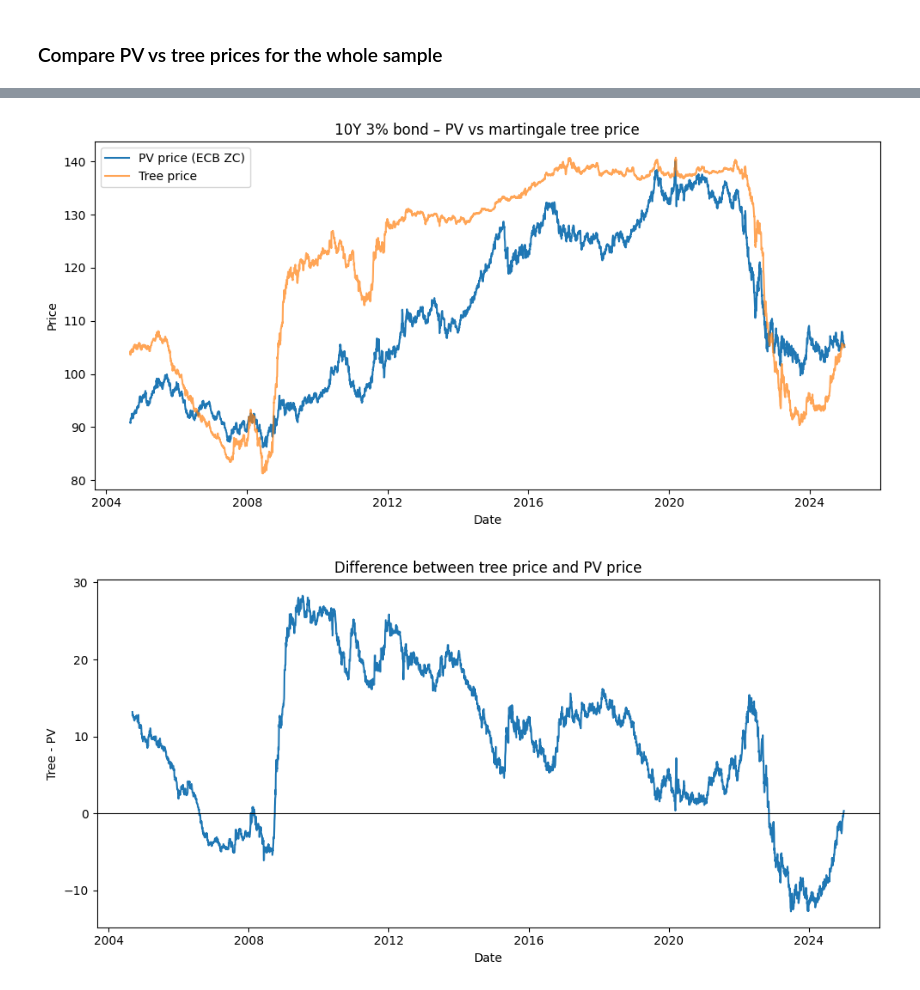
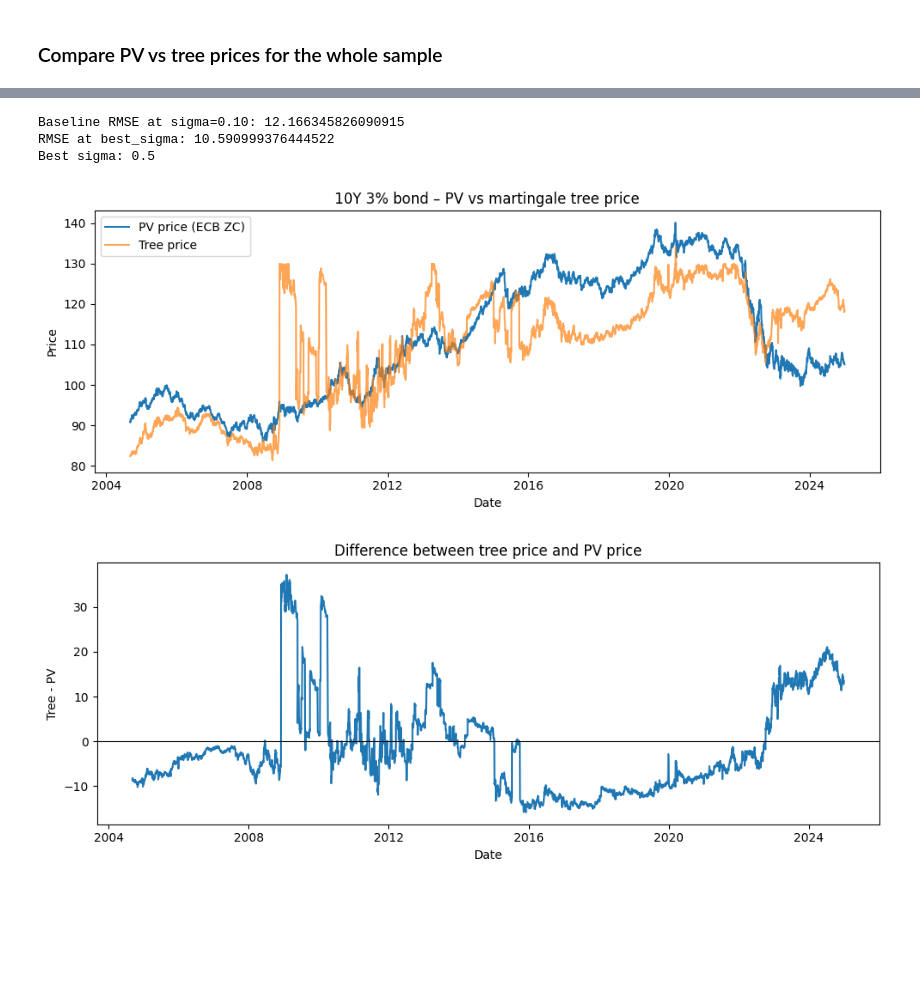
Before and after one commit to emschutt/Asset-Pricing, a Jupyter notebook: AP_v1.ipynb, the cells around one changed output, grey strips where cells are left out. Cells and saved outputs as stored; diff of their text form; code cells hidden in the pictures; blank space fills up the shorter version.

```diff
--- a/AP_v1.ipynb
+++ b/AP_v1.ipynb
@@ -336,9 +298,13 @@ def compute_rmse_for_sigma(sigma, yc_yields, maturity, coupon_rate,
             freq=freq
         )
 
-        r0 = get_yield_on_date(yc_yields, d, maturity=1.0)
+        r0 = get_short_rate(yc_params, d)
+
+        # if either is NaN, skip this date
+        if np.isnan(pv_price) or np.isnan(r0):
+            continue
+
         N = int(maturity * freq)
-
         r_tree, q = build_short_rate_tree(r0, sigma, dt, N)
         tree_price = price_coupon_bond_binomial(
             r_tree, q, dt,
@@ -348,10 +314,17 @@ def compute_rmse_for_sigma(sigma, yc_yields, maturity, coupon_rate,
             freq=freq
         )
 
+        if np.isnan(tree_price):
+            continue
+
         diffs.append(tree_price - pv_price)
 
     diffs = np.array(diffs)
-    return np.sqrt(np.mean(diffs ** 2))
+    if diffs.size == 0:
+        return np.nan
+
+    return np.sqrt(np.mean(diffs**2))
+
 
 
 # Grid search over sigma
@@ -365,7 +338,7 @@ for s in sigmas:
         coupon_rate=coupon_rate,
         face=face,
         freq=freq,
-        max_dates=500
+        max_dates=10000
     )
     rmse_list.append(rmse)
     #print(f"sigma={s:.3f}, RMSE={rmse:.4f}")
@@ -404,7 +377,7 @@ for d in dates:
     )
 
     # Tree price from short-rate model
-    r0 = get_yield_on_date(yc_yields, d, maturity=1.0)
+    r0 = get_short_rate(yc_params, d)
     N = int(maturity * freq)
 
     r_tree, q = build_short_rate_tree(r0, sigma, dt, N)
@@ -443,24 +416,52 @@ max     140.072632   140.723358           28.285082
+# %%
+maturity = 10
+coupon_rate = 0.03
+
+rmse_baseline = compute_rmse_for_sigma(
+    0.10, yc_yields,
+    maturity=maturity,
+    coupon_rate=coupon_rate,
+    face=100.0,
+    freq=1,
+    max_dates=None
+)
+print("Baseline RMSE at sigma=0.10:", rmse_baseline)
+
+rmse_best = compute_rmse_for_sigma(
+    best_sigma, yc_yields,
+    maturity=maturity,
+    coupon_rate=coupon_rate,
+    face=100.0,
+    freq=1,
+    max_dates=None
+)
+print("RMSE at best_sigma:", rmse_best)
+print("Best sigma:", best_sigma)
+# %% [output]
+Baseline RMSE at sigma=0.10: 12.166345826090915
+RMSE at best_sigma: 10.590999376444522
+Best sigma: 0.5
 # %%
 # Plot both price series
-plt.figure(figsize=(10,5))
+plt.figure(figsize=(10,4))
 plt.plot(prices_all.index, prices_all["price_pv"], label="PV price (ECB ZC)")
 plt.plot(prices_all.index, prices_all["price_tree"], label="Tree price", alpha=0.7)
 plt.xlabel("Date")
 plt.ylabel("Price")
 plt.title("10Y 3% bond – PV vs martingale tree price")
 plt.legend()
 plt.tight_layout()
 plt.show()
 
 # Plot difference
-plt.figure(figsize=(10,5))
+plt.figure(figsize=(10,4))
 plt.plot(prices_all.index, prices_all["diff_tree_minus_pv"])
 plt.axhline(0, color="k", linewidth=0.8)
 plt.xlabel("Date")
 plt.ylabel("Tree - PV")
 plt.title("Difference between tree price and PV price")
 plt.tight_layout()
 plt.show()
 # %% [output]
-[figure, old version]
+[figure, new version]
-[figure, old version]
+[figure, new version]
```
Also changed, not shown: parts of 7 cells of this notebook, 1 other file.
